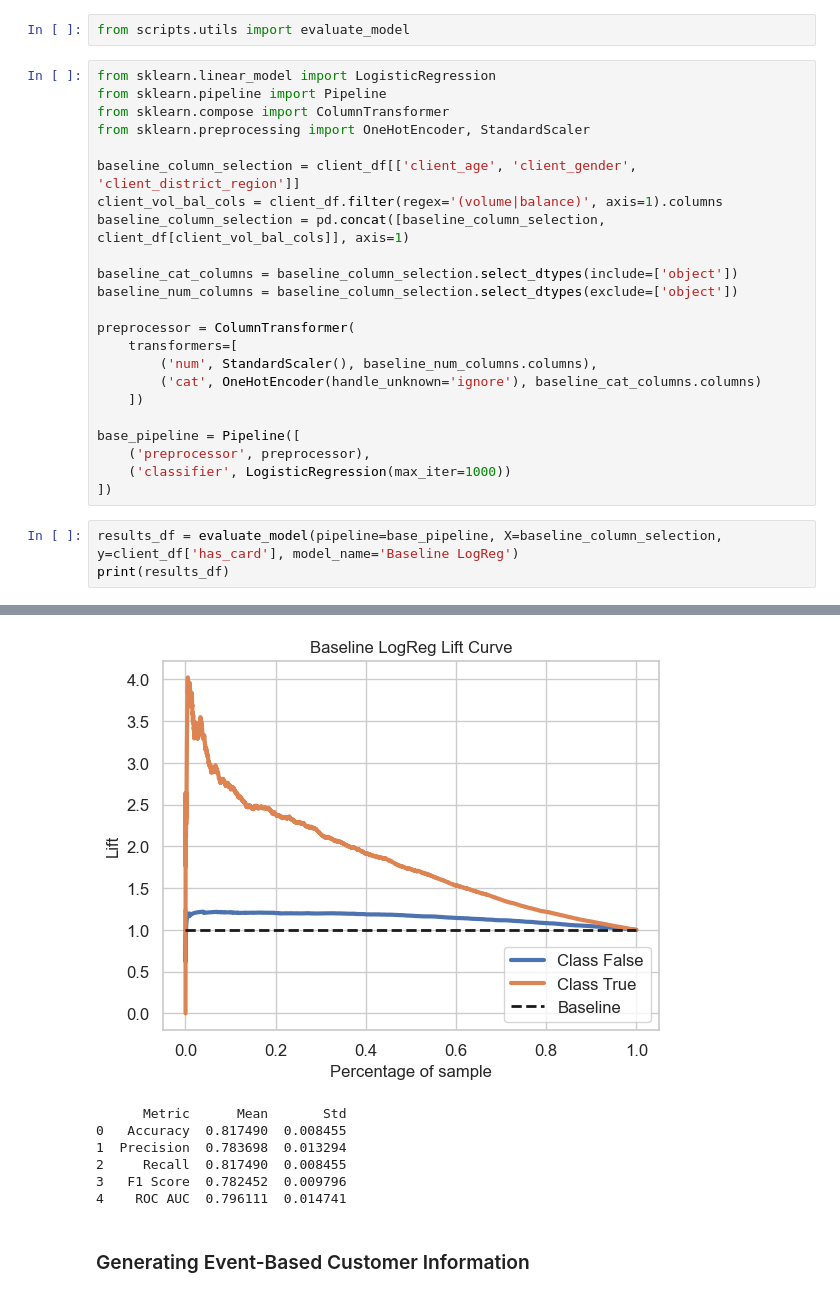
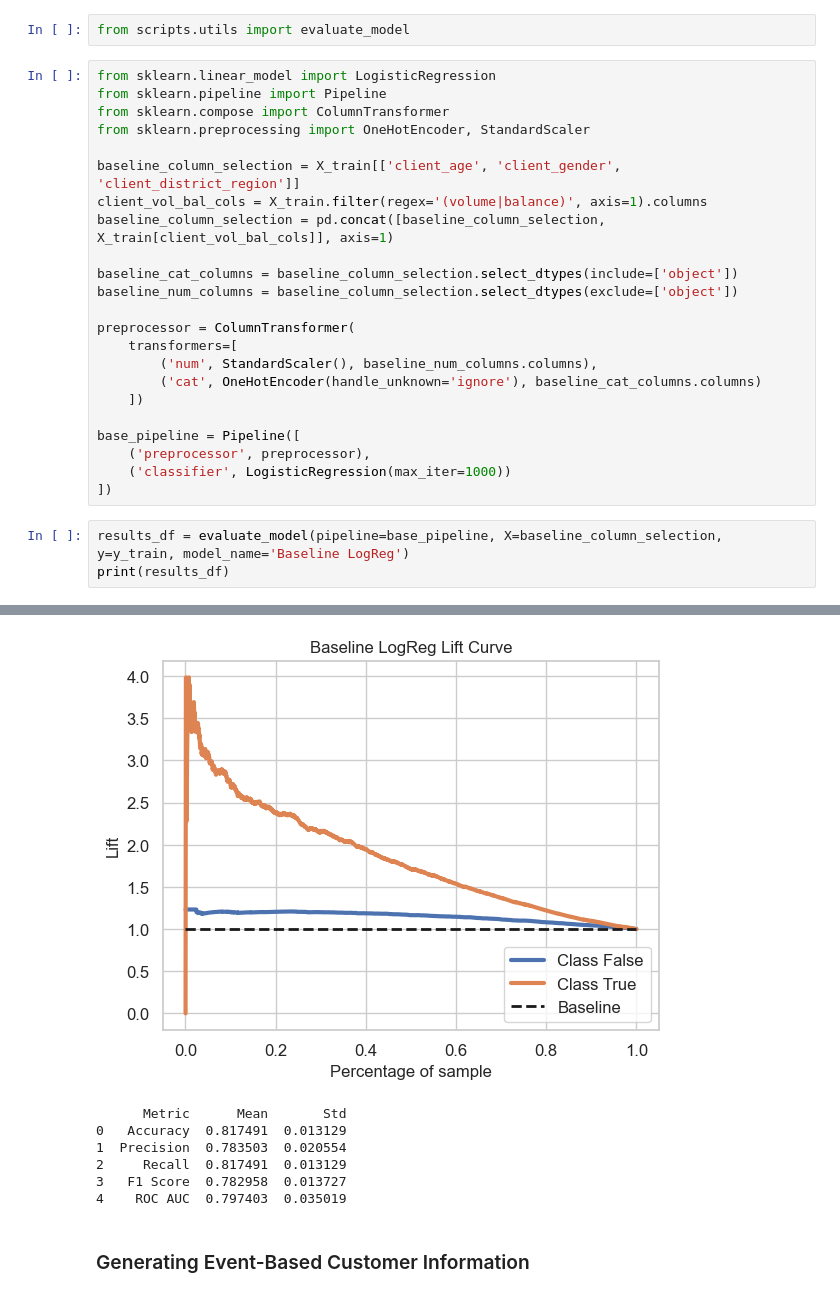
Before and after one commit to okaynils/fhnw-ds-aml, a Jupyter notebook: notebook.ipynb, the cells around one changed output, grey strips where cells are left out. Drawn from its saved outputs; the diff is of its cells as text.

```diff
--- a/notebook.ipynb
+++ b/notebook.ipynb
@@ -834,9 +834,9 @@ from sklearn.pipeline import Pipeline
 from sklearn.compose import ColumnTransformer
 from sklearn.preprocessing import OneHotEncoder, StandardScaler
 
-baseline_column_selection = client_df[['client_age', 'client_gender', 'client_district_region']]
-client_vol_bal_cols = client_df.filter(regex='(volume|balance)', axis=1).columns
-baseline_column_selection = pd.concat([baseline_column_selection, client_df[client_vol_bal_cols]], axis=1)
+baseline_column_selection = X_train[['client_age', 'client_gender', 'client_district_region']]
+client_vol_bal_cols = X_train.filter(regex='(volume|balance)', axis=1).columns
+baseline_column_selection = pd.concat([baseline_column_selection, X_train[client_vol_bal_cols]], axis=1)
 
 baseline_cat_columns = baseline_column_selection.select_dtypes(include=['object'])
 baseline_num_columns = baseline_column_selection.select_dtypes(exclude=['object'])
@@ -852,17 +852,17 @@ base_pipeline = Pipeline([
     ('classifier', LogisticRegression(max_iter=1000))
 ])
 # %%
-results_df = evaluate_model(pipeline=base_pipeline, X=baseline_column_selection, y=client_df['has_card'], model_name='Baseline LogReg')
+results_df = evaluate_model(pipeline=base_pipeline, X=baseline_column_selection, y=y_train, model_name='Baseline LogReg')
 print(results_df)
 # %% [output]
 [figure]
 [figure]
-[figure, old version]
+[figure, new version]
       Metric      Mean       Std
-0   Accuracy  0.817490  0.008455
-1  Precision  0.783698  0.013294
-2     Recall  0.817490  0.008455
-3   F1 Score  0.782452  0.009796
-4    ROC AUC  0.796111  0.014741
+0   Accuracy  0.817491  0.013129
+1  Precision  0.783503  0.020554
+2     Recall  0.817491  0.013129
+3   F1 Score  0.782958  0.013727
+4    ROC AUC  0.797403  0.035019
 # %% [markdown]
 ### Generating Event-Based Customer Information
```
Also changed, not shown: parts of 12 cells of this notebook, 1 other file.
